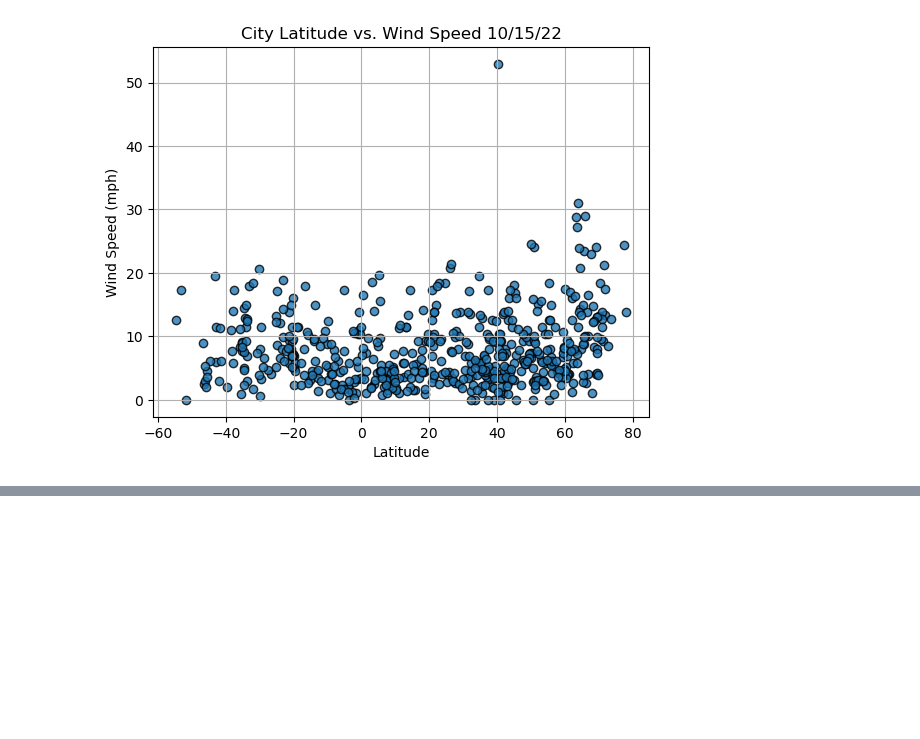
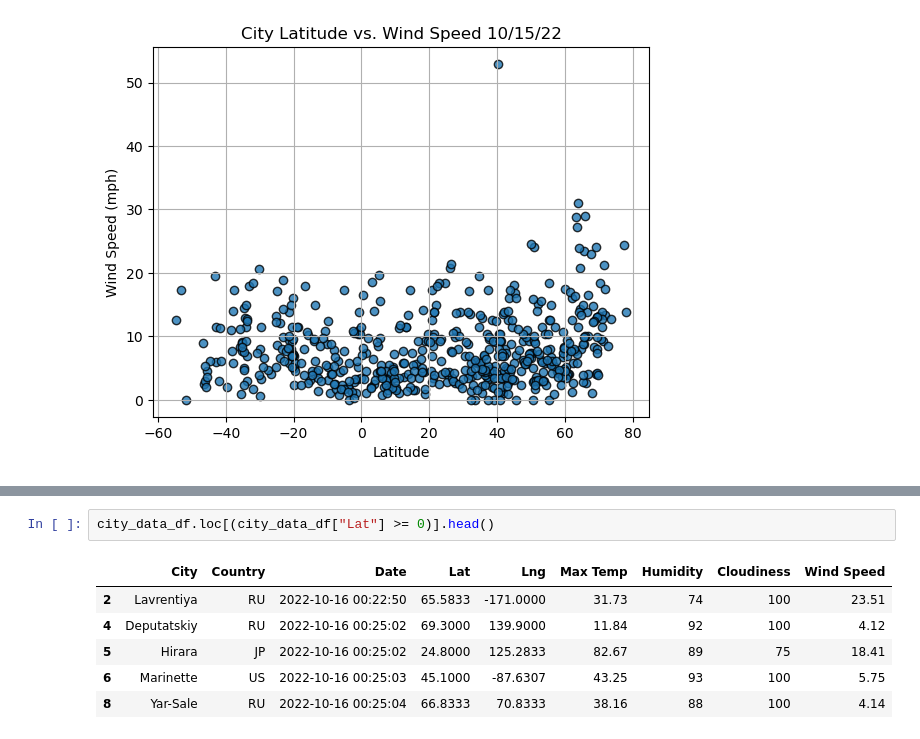
Before and after one commit to ashrs03/World_Weather_Analysis, a Jupyter notebook: WeatherPy.ipynb, the cells around one changed output, grey strips where cells are left out. Drawn from its saved outputs; the diff is of its cells as text; blank space fills up the shorter version.

```diff
--- a/WeatherPy.ipynb
+++ b/WeatherPy.ipynb
@@ -272,0 +303,9 @@ plt.show()
+# %%
+city_data_df.loc[(city_data_df["Lat"] >= 0)].head()
+# %% [output]
+|  | City | Country | Date | Lat | Lng | Max Temp | Humidity | Cloudiness | Wind Speed |
+| 2 | Lavrentiya | RU | 2022-10-16 00:22:50 | 65.5833 | -171.0000 | 31.73 | 74 | 100 | 23.51 |
+| 4 | Deputatskiy | RU | 2022-10-16 00:25:02 | 69.3000 | 139.9000 | 11.84 | 92 | 100 | 4.12 |
+| 5 | Hirara | JP | 2022-10-16 00:25:02 | 24.8000 | 125.2833 | 82.67 | 89 | 75 | 18.41 |
+| 6 | Marinette | US | 2022-10-16 00:25:03 | 45.1000 | -87.6307 | 43.25 | 93 | 100 | 5.75 |
+| 8 | Yar-Sale | RU | 2022-10-16 00:25:04 | 66.8333 | 70.8333 | 38.16 | 88 | 100 | 4.14 |
```
Also changed, not shown: parts of 7 cells of this notebook, 1 other file.
